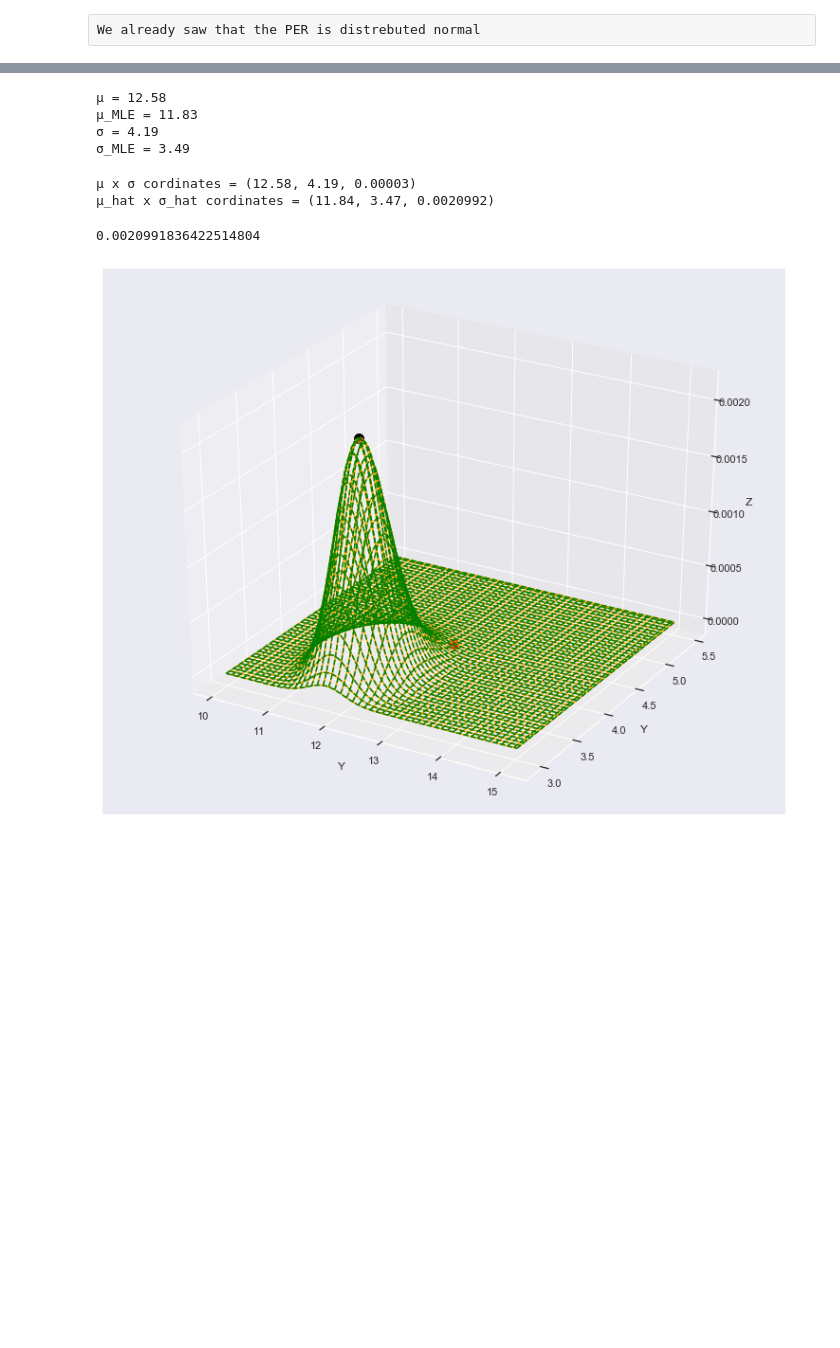
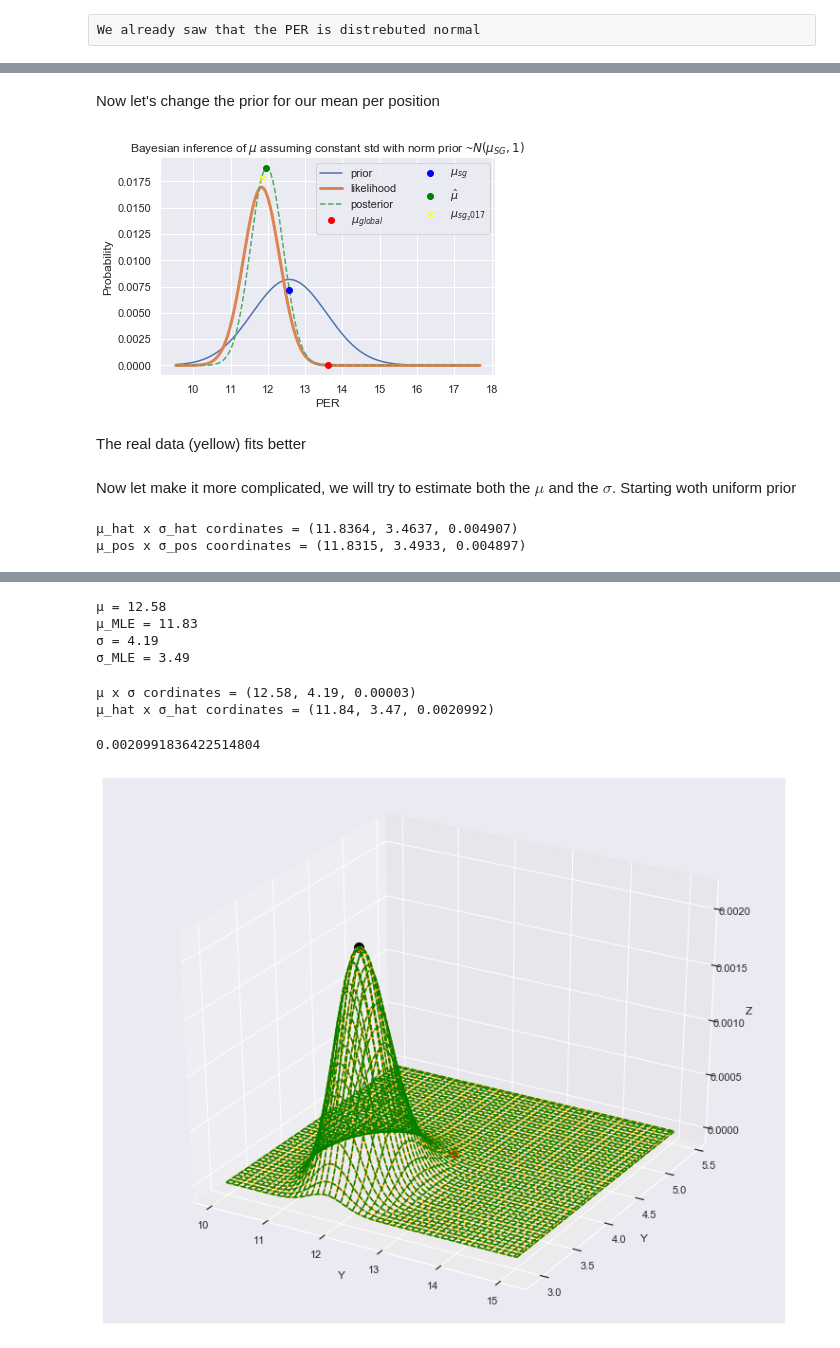
Before and after one commit to guygozlan/SciComPy_NBA, a Jupyter notebook: NBA_ver3.ipynb, the cells around one changed output, grey strips where cells are left out. Drawn from its saved outputs; the diff is of its cells as text; code cells hidden in the pictures; blank space fills up the shorter version.

```diff
--- a/NBA_ver3.ipynb
+++ b/NBA_ver3.ipynb
@@ -311,0 +406,43 @@ def log_likelihood(θ, X):
+# %% [markdown]
+Now let's change the prior for our mean per position
+# %%
+def log_prior_2d_norm(μ):
+    if μ > 0:
+        return scipy.stats.norm(μ_years_range[pos], 1).logpdf(μ)
+    else:
+        return -np.inf
+
+def log_posterior_2d_norm(μ, X):
+    pri = log_prior_2d_norm(μ)
+    if np.isinf(pri):
+        return pri
+    return pri + log_likelihood((μ, σ_global), X)
+# %%
+μ_range = np.linspace(μ_global*0.70, μ_global*1.3, 400)
+
+pri = np.exp([log_prior_2d_norm(μ_) for μ_ in μ_range])
+lik = np.exp([log_likelihood((μ_, σ_global), one_pos_one_year_d) for μ_ in μ_range])
+post = np.exp([log_posterior_2d_norm(μ_, one_pos_one_year_d) for μ_ in μ_range])
+
+μ_hat = μ_range[post.argmax()] # MAP
+
+plt.plot(μ_range, pri/pri.sum(), label='prior')
+plt.plot(μ_range, lik/lik.sum(), lw=3, label='likelihood')
+plt.plot(μ_range, post/post.sum(), ls='--', label='posterior')
+
+plt.plot(μ_global, np.exp(log_posterior_2d_norm(μ_global, one_pos_one_year_d))/post.sum(), 'o', color='red', label='$μ_{global}$')
+plt.plot(μ_years_range[pos], np.exp(log_posterior_2d_norm(μ_years_range[pos], one_pos_one_year_d))/post.sum(), 'o', color='blue', label='$μ_{'+pos.lower()+'}$')
+plt.plot(μ_hat, np.exp(log_posterior_2d_norm(μ_hat, one_pos_one_year_d))/post.sum(), 'o', color='green', label='$\hat{μ}$')
+plt.plot(one_pos_one_year_d.mean(), np.exp(log_posterior_2d_norm(one_pos_one_year_d.mean(), one_pos_one_year_d))/post.sum(), 'x', color='yellow', label='$μ_{'+pos.lower()+'_'+str(year)+'}$')
+
+plt.xlabel("PER")
+plt.ylabel("Probability")
+plt.title(f'Bayesian inference of $\mu$ assuming constant std with norm prior ~$N(\mu_{{{pos}}},1)$')
+plt.legend(ncol=2)
+sns.despine()
+# %% [output]
+[figure, added]
+# %% [markdown]
+The real data (yellow) fits better
+# %% [markdown]
+Now let make it more complicated, we will try to estimate both the $\mu$ and the $\sigma$. Starting woth uniform prior
@@ -311,0 +485,7 @@ def log_likelihood(θ, X):
+# %%
+σ_hat_idx, μ_hat_idx = np.unravel_index(post_grid_uni.argmax(), post_grid_uni.shape)
+μ_hat, σ_hat = μ_range[μ_hat_idx], σ_range[σ_hat_idx]
+μ_pos, σ_pos = one_pos_one_year_d.mean(), one_pos_one_year_d.std()
+# %% [output]
+μ_hat x σ_hat cordinates = (11.8364, 3.4637, 0.004907)
+μ_pos x σ_pos coordinates = (11.8315, 3.4933, 0.004897)
```
Also changed, not shown: parts of 44 cells of this notebook.
